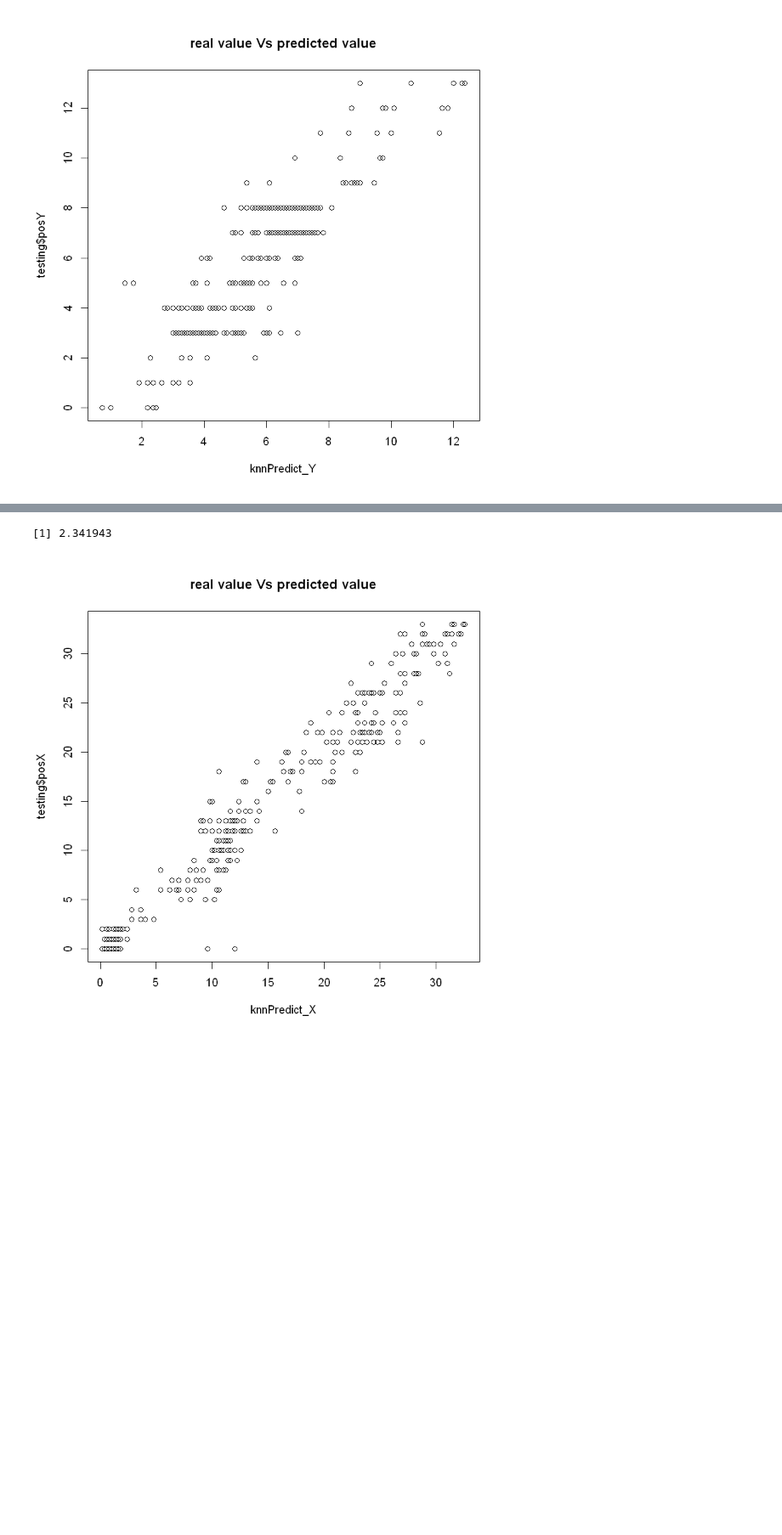
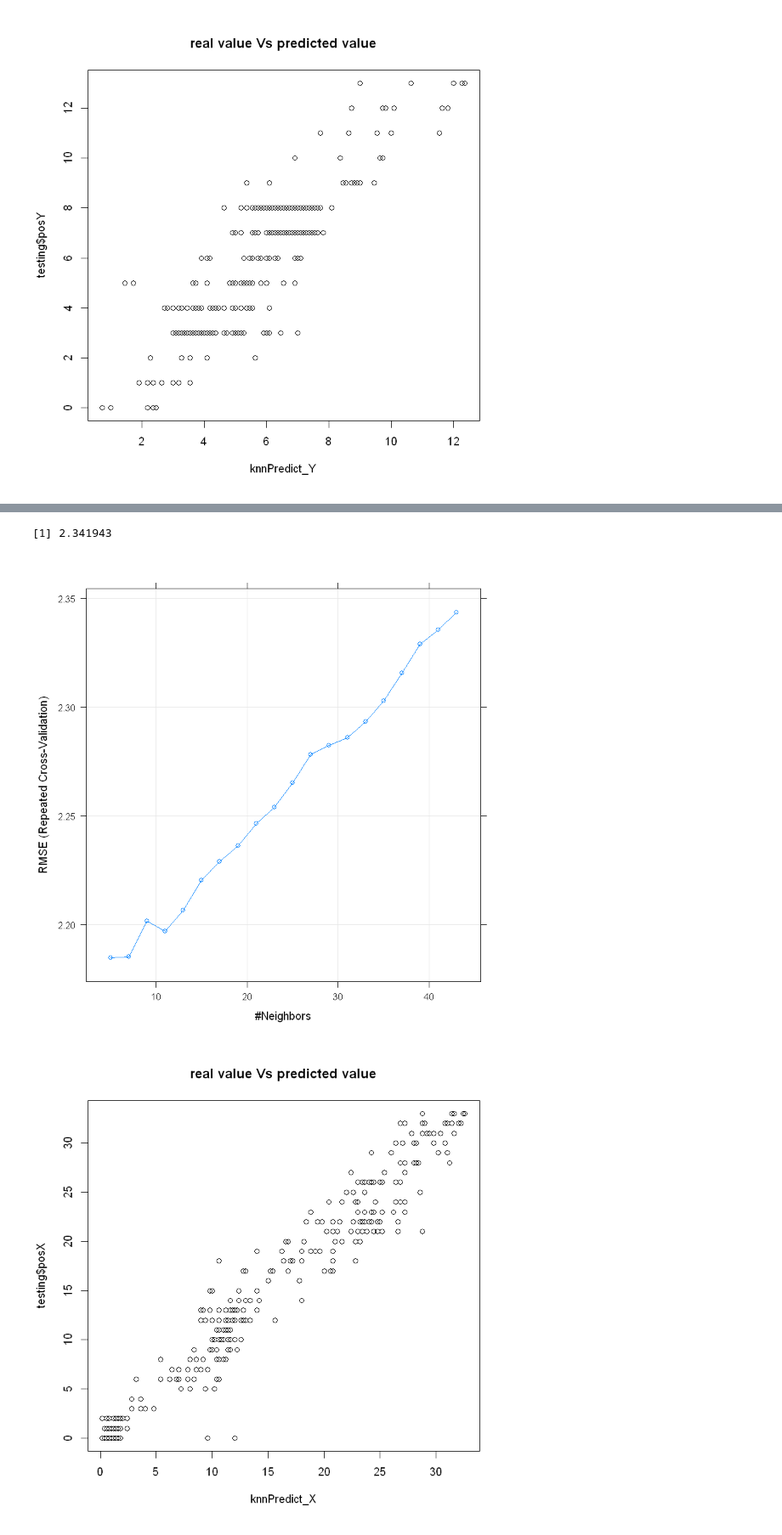
Before and after one commit to DrewLarsen2757/SMU_QTW, a Jupyter notebook: CASE_STUDY_2/Rikel_notebook-version-2.ipynb, the cells around one changed output, grey strips where cells are left out. Shown at 85% size. Saved outputs shown, nothing was run; the diff lists cells and outputs as text; code cells hidden in the pictures; blank space fills up the shorter version.

Commit message:
full model and predict online

```diff
--- a/CASE_STUDY_2/Rikel_notebook-version-2.ipynb
+++ b/CASE_STUDY_2/Rikel_notebook-version-2.ipynb
@@ -545,47 +477,49 @@ testing_Y <- testing[,(names(testing)!= "angle" & names(testing)!= "posX")]
 # 2. fit the model for x
 set.seed(400)
 ctrl <- trainControl(method="repeatedcv",repeats = 3) # default 10 fold cross validation during training and do 3 time the 10 fold CV
-knnFit_x <- train(posX ~ ., data = training[,(names(training)!= "posY" & names(training)!= "angle")], method = "knn", trControl = ctrl, preProcess = c("center","scale"), tuneLength = 20)##tuneLengh to atomatically try 20  k value
+knnFit_x_c0 <- train(posX ~ ., data = training[,(names(training)!= "posY" & names(training)!= "angle")], method = "knn", trControl = ctrl, preProcess = c("center","scale"), tuneLength = 20)##tuneLengh to atomatically try 20  k value
 
 #Output of kNN fit
-knnFit_x
-knnPredict_X <- predict(knnFit_x,newdata = testing_X)
+knnFit_x_c0
+knnPredict_X <- predict(knnFit_x_c0,newdata = testing_X)
 
 RMSE(knnPredict_X, testing$posX)
+plot(knnFit_x_c0)
 
 ## show how error graoh real value Vs predicted value
 plot(knnPredict_X, testing$posX,main = "real value Vs predicted value")
 # %% [output]
 | X | posX | posY | angle | X00.14.bf.b1.97.8a | X00.14.bf.b1.97.90 | X00.14.bf.b1.97.8d | ... |
 | 1 | 0 | 0 | 0 | -41.98489 | -57.20774 | -64.55649 | ... |
 | 2 | 0 | 1 | 0 | -44.97125 | -58.22891 | -61.07673 | ... |
 | 3 | 0 | 2 | 0 | -47.72008 | -58.70679 | -61.81601 | ... |
 | 4 | 0 | 3 | 0 | -51.10097 | -56.79017 | -58.28706 | ... |
 | 5 | 0 | 4 | 0 | -49.08489 | -53.58976 | -63.42386 | ... |
 | 6 | 0 | 7 | 0 | -46.97932 | -62.51826 | -55.15113 | ... |
  [1] "X"                  "posX"               "posY"
  [4] "angle"              "X00.14.bf.b1.97.8a" "X00.14.bf.b1.97.90"
  [7] "X00.14.bf.b1.97.8d" "X00.14.bf.b1.97.81" "X00.14.bf.3b.c7.c6"
 [10] "X00.0f.a3.39.dd.cd"
 k-Nearest Neighbors
 
 996 samples
   7 predictor
 
 Pre-processing: centered (7), scaled (7)
 Resampling: Cross-Validated (10 fold, repeated 3 times)
 Summary of sample sizes: 895, 897, 896, 897, 897, 897, ...
 Resampling results across tuning parameters:
 
   k   RMSE      Rsquared   MAE
    5  2.184810  0.9578674  1.592427
 ... (18 lines left out)
   43  2.343475  0.9531089  1.790891
 
 RMSE was used to select the optimal model using the smallest value.
 The final value used for the model was k = 5.
 [1] 2.341943
-[figure, old version]
+[figure, new version]
+[figure, added]
 # %%
 # 2. fit the model for y
 set.seed(400)
```
Also changed, not shown: parts of 19 cells of this notebook, 1 other file.
